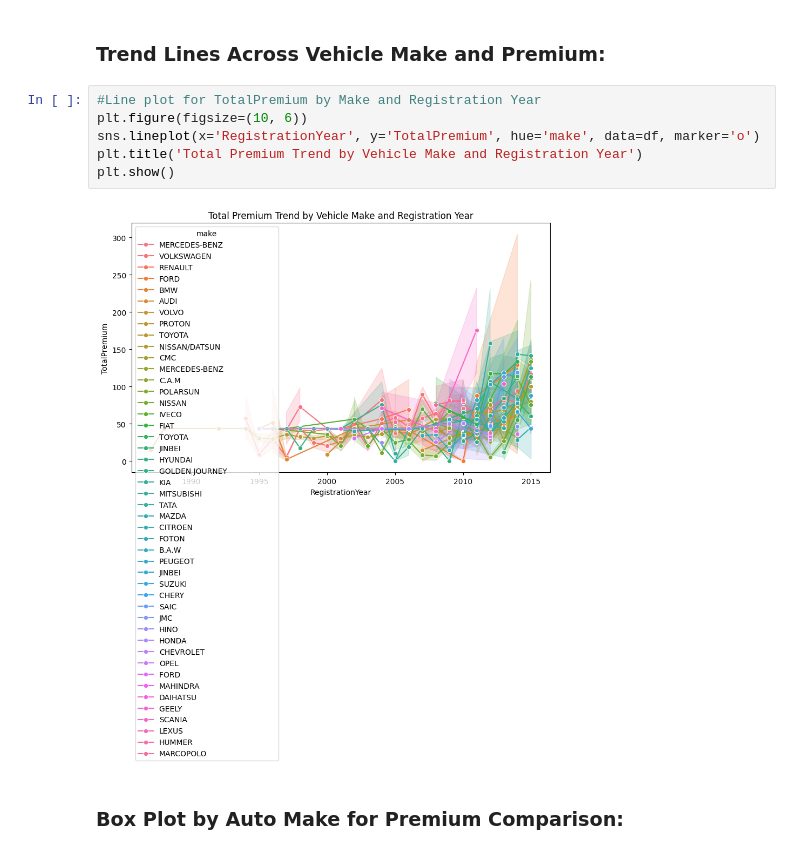
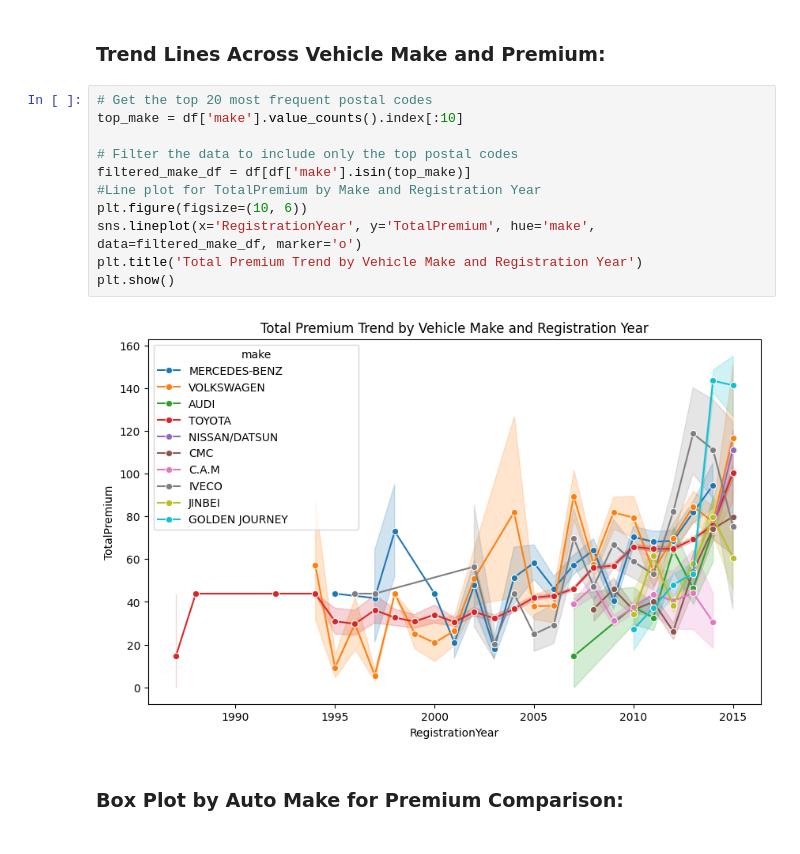
Before and after one commit to dani6566/Car-Insurance, a Jupyter notebook: Notbook/insurance_EDA.ipynb, the cells around one changed output. Cells and saved outputs as stored; diff of their text form.

```diff
--- a/Notbook/insurance_EDA.ipynb
+++ b/Notbook/insurance_EDA.ipynb
@@ -234,13 +220,18 @@ plt.show()
 # %% [markdown]
 ### Trend Lines Across Vehicle Make and Premium:
 # %%
+# Get the top 20 most frequent postal codes
+top_make = df['make'].value_counts().index[:10]
+
+# Filter the data to include only the top postal codes
+filtered_make_df = df[df['make'].isin(top_make)]
 #Line plot for TotalPremium by Make and Registration Year
 plt.figure(figsize=(10, 6))
-sns.lineplot(x='RegistrationYear', y='TotalPremium', hue='make', data=df, marker='o')
+sns.lineplot(x='RegistrationYear', y='TotalPremium', hue='make', data=filtered_make_df, marker='o')
 plt.title('Total Premium Trend by Vehicle Make and Registration Year')
 plt.show()
 # %% [output]
-[figure, old version]
+[figure, new version]
 # %% [markdown]
 ### Box Plot by Auto Make for Premium Comparison:
 # %%
```
Also changed, not shown: parts of 13 cells of this notebook.
